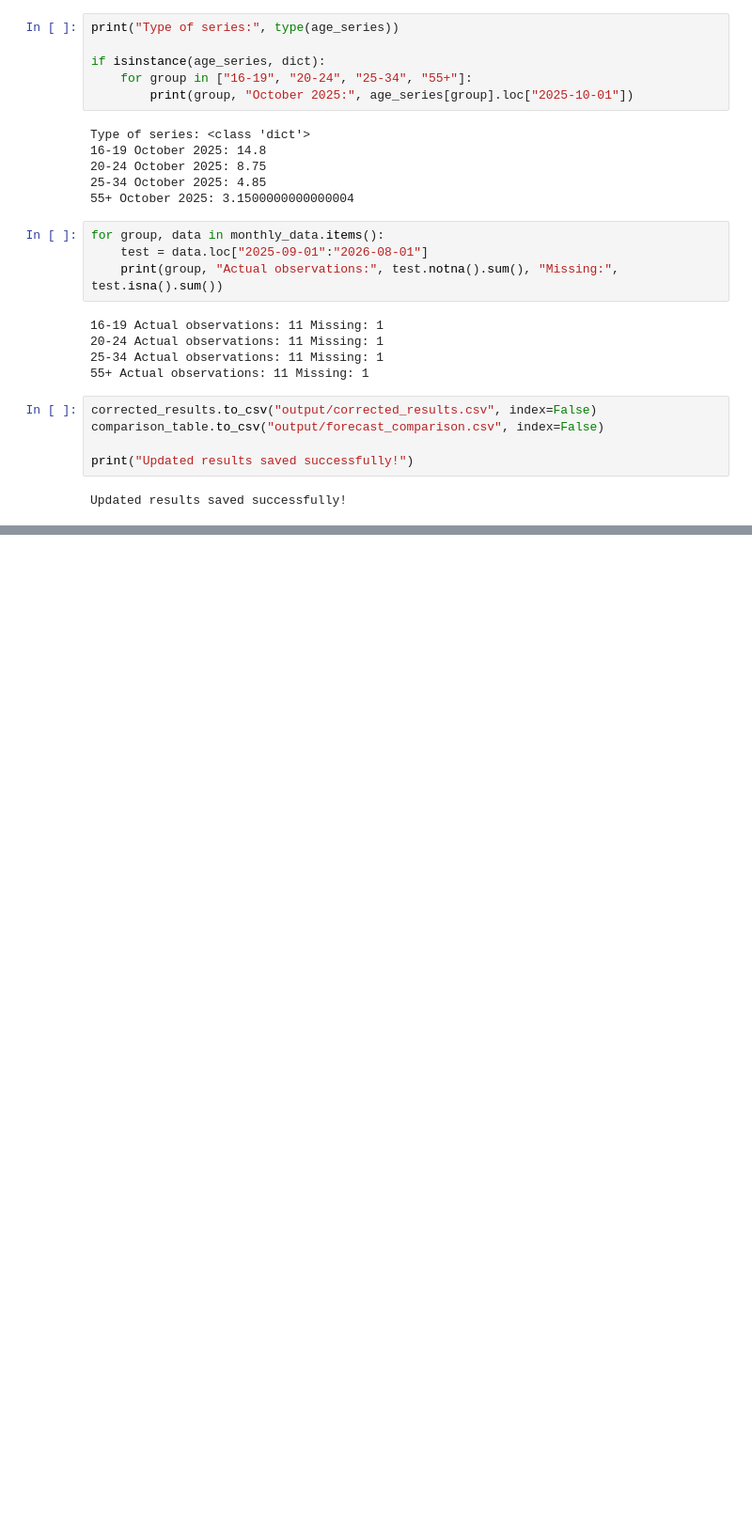
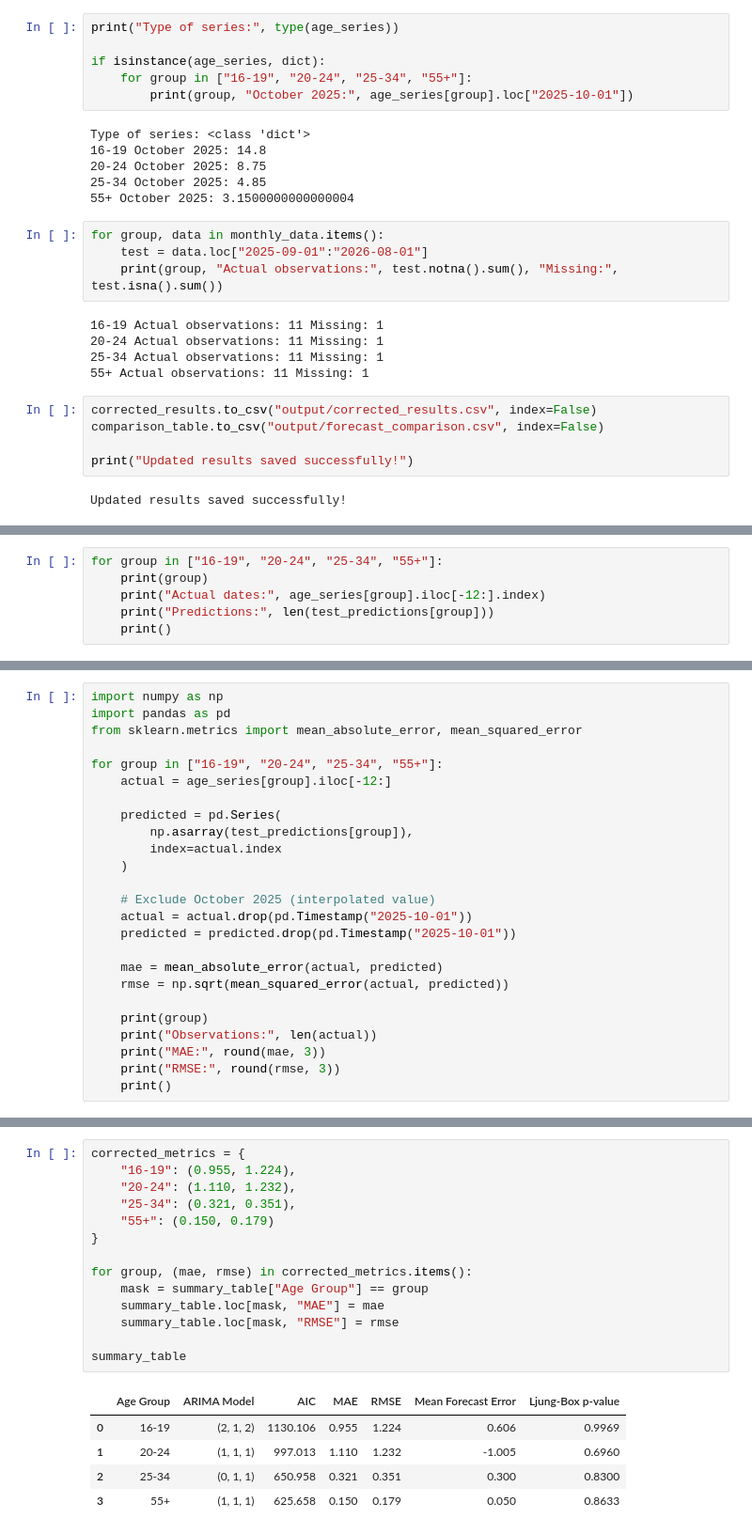
Before and after one commit to naniluciana100-cell/nailuciana100-cell.github.io, a Jupyter notebook: unemployment_project/Unemployment_analysis_FINAL.ipynb, the cells around one changed output, grey strips where cells are left out. Shown at 94% size. Cells and saved outputs as stored; diff of their text form; blank space fills up the shorter version.

Commit message:
Update final analysis notebook and corrected model results

```diff
--- a/unemployment_project/Unemployment_analysis_FINAL.ipynb
+++ b/unemployment_project/Unemployment_analysis_FINAL.ipynb
@@ -2346,0 +2508,6 @@ Updated results saved successfully!
+# %%
+for group in ["16-19", "20-24", "25-34", "55+"]:
+    print(group)
+    print("Actual dates:", age_series[group].iloc[-12:].index)
+    print("Predictions:", len(test_predictions[group]))
+    print()
@@ -2346,0 +2532,25 @@ Updated results saved successfully!
+# %%
+import numpy as np
+import pandas as pd
+from sklearn.metrics import mean_absolute_error, mean_squared_error
+
+for group in ["16-19", "20-24", "25-34", "55+"]:
+    actual = age_series[group].iloc[-12:]
+
+    predicted = pd.Series(
+        np.asarray(test_predictions[group]),
+        index=actual.index
+    )
+
+    # Exclude October 2025 (interpolated value)
+    actual = actual.drop(pd.Timestamp("2025-10-01"))
+    predicted = predicted.drop(pd.Timestamp("2025-10-01"))
+
+    mae = mean_absolute_error(actual, predicted)
+    rmse = np.sqrt(mean_squared_error(actual, predicted))
+
+    print(group)
+    print("Observations:", len(actual))
+    print("MAE:", round(mae, 3))
+    print("RMSE:", round(rmse, 3))
+    print()
@@ -2346,0 +2577,20 @@ Updated results saved successfully!
+# %%
+corrected_metrics = {
+    "16-19": (0.955, 1.224),
+    "20-24": (1.110, 1.232),
+    "25-34": (0.321, 0.351),
+    "55+": (0.150, 0.179)
+}
+
+for group, (mae, rmse) in corrected_metrics.items():
+    mask = summary_table["Age Group"] == group
+    summary_table.loc[mask, "MAE"] = mae
+    summary_table.loc[mask, "RMSE"] = rmse
+
+summary_table
+# %% [output]
+|  | Age Group | ARIMA Model | AIC | MAE | RMSE | Mean Forecast Error | Ljung-Box p-value |
+| 0 | 16-19 | (2, 1, 2) | 1130.106 | 0.955 | 1.224 | 0.606 | 0.9969 |
+| 1 | 20-24 | (1, 1, 1) | 997.013 | 1.110 | 1.232 | -1.005 | 0.6960 |
+| 2 | 25-34 | (0, 1, 1) | 650.958 | 0.321 | 0.351 | 0.300 | 0.8300 |
+| 3 | 55+ | (1, 1, 1) | 625.658 | 0.150 | 0.179 | 0.050 | 0.8633 |
```
Also changed, not shown: parts of 18 cells of this notebook, 1 other file.
